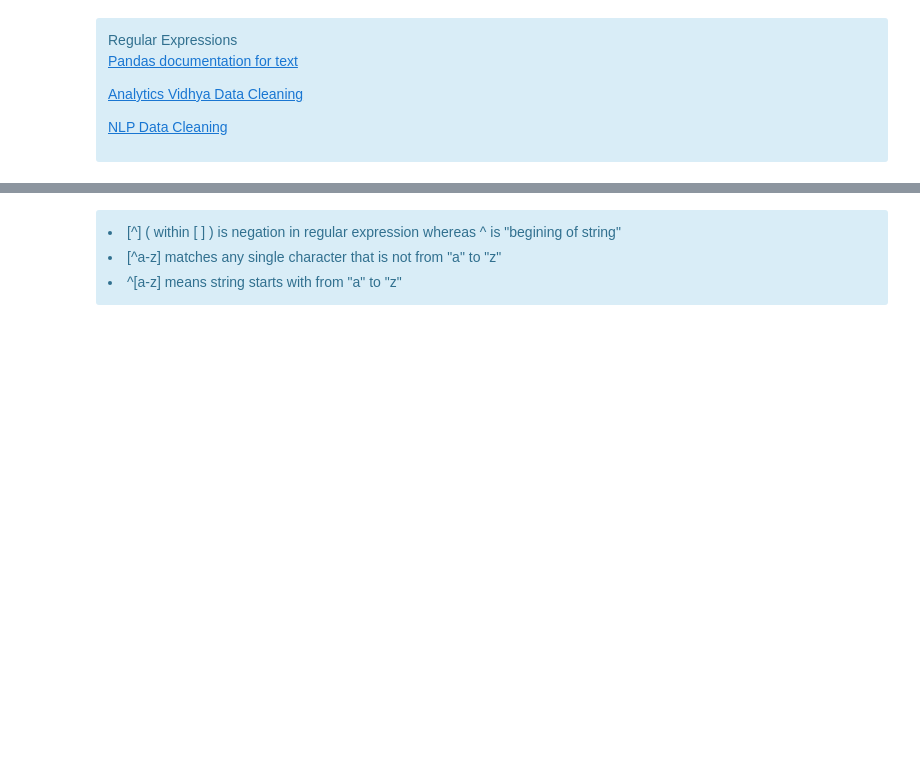
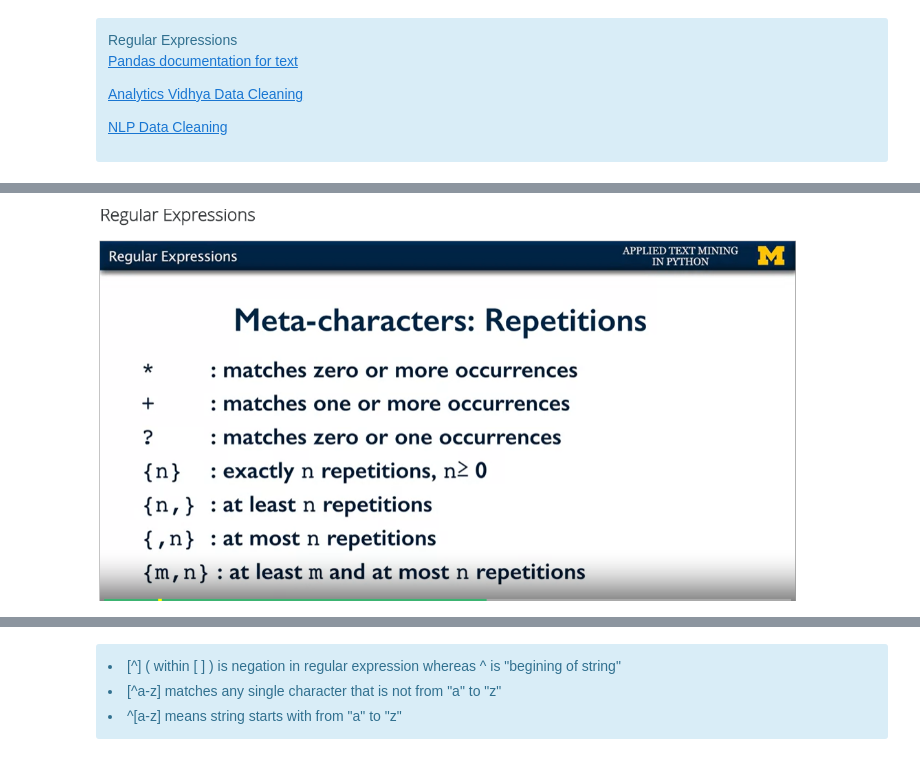
Before and after one commit to sjtalkar/StartHereTemplates, a Jupyter notebook: RegularExpressions.ipynb, the cells around one changed output, grey strips where cells are left out. Drawn from its saved outputs; the diff is of its cells as text; code cells hidden in the pictures; blank space fills up the shorter version.

```diff
--- a/RegularExpressions.ipynb
+++ b/RegularExpressions.ipynb
@@ -12,0 +11,4 @@
+# %%
+Image('FIG1.PNG', width=700, height=700)
+# %% [output]
+[figure, added]
```
Also changed, not shown: parts of 25 cells of this notebook.
